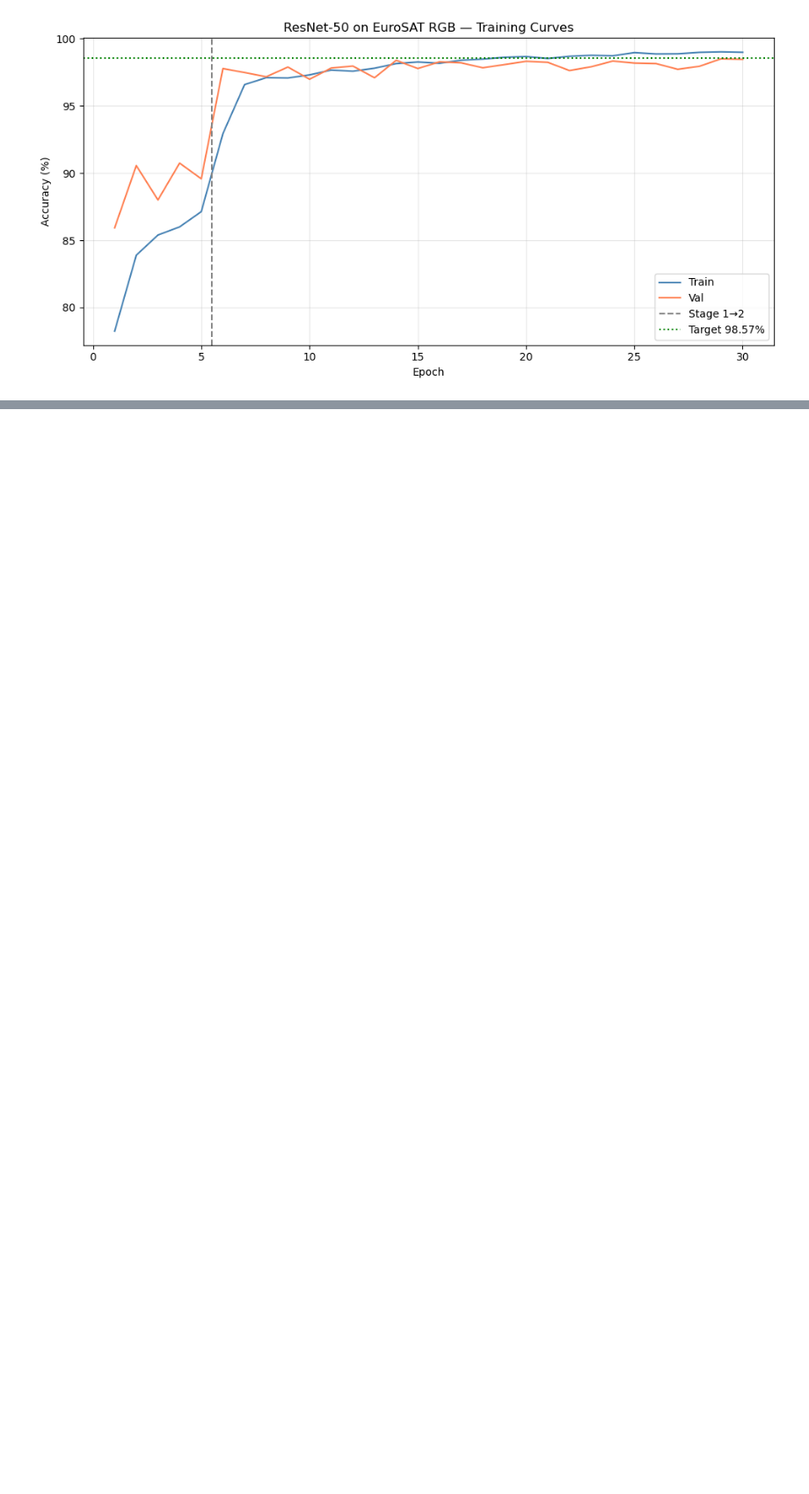
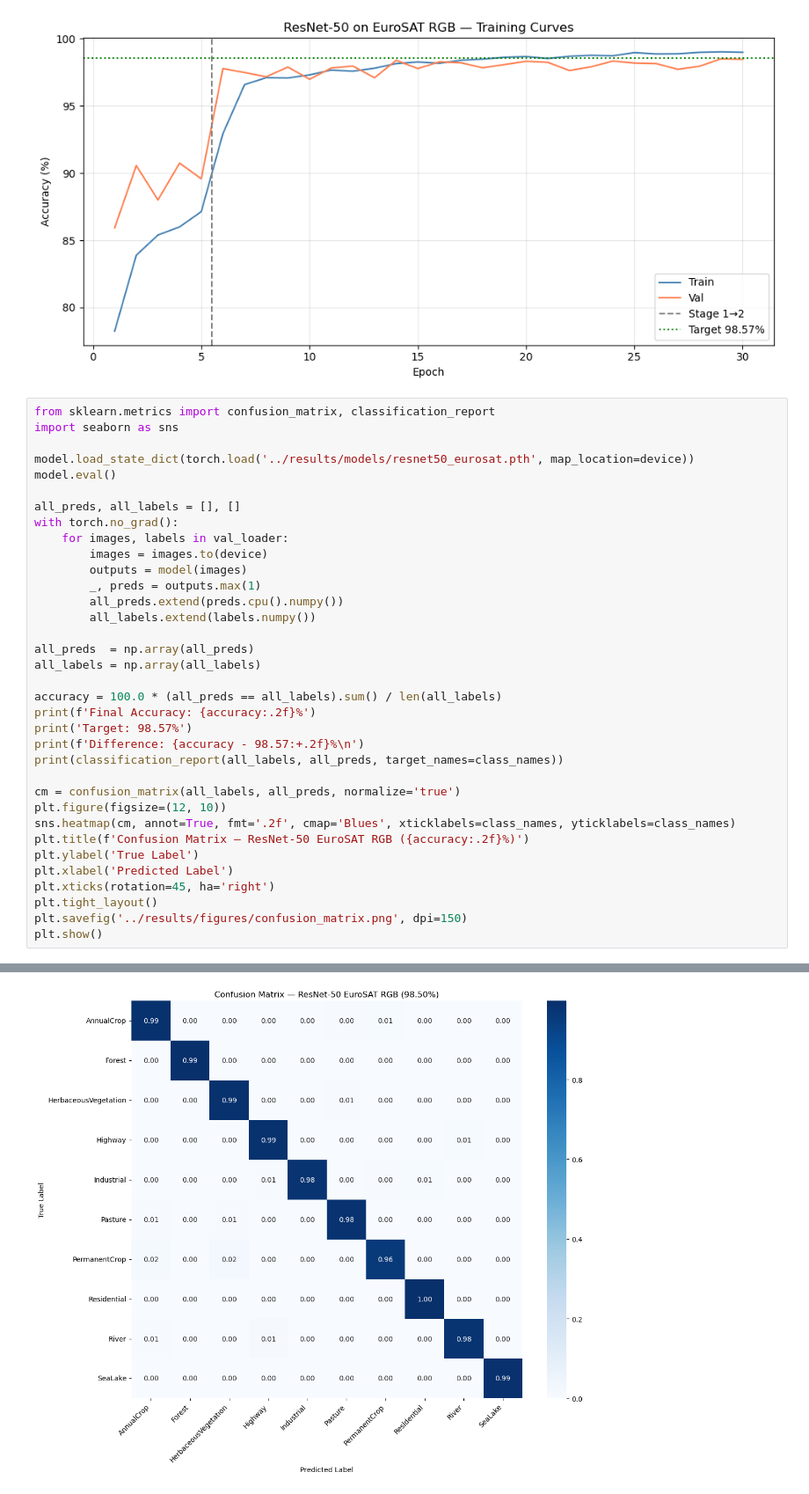
Before and after one commit to virvihuta/AlbaniaSAT, a Jupyter notebook: notebooks/eurostat_reproduction.ipynb, the cells around one changed output, grey strips where cells are left out. Shown at 88% size. Drawn from its saved outputs; the diff is of its cells as text; blank space fills up the shorter version.

Commit message:
Conf Matrix

```diff
--- a/notebooks/eurostat_reproduction.ipynb
+++ b/notebooks/eurostat_reproduction.ipynb
@@ -270,3 +270,39 @@ plt.savefig('../results/figures/training_curves.png', dpi=150)
 plt.show()
 # %% [output]
 [figure]
+# %%
+from sklearn.metrics import confusion_matrix, classification_report
+import seaborn as sns
+
+model.load_state_dict(torch.load('../results/models/resnet50_eurosat.pth', map_location=device))
+model.eval()
+
+all_preds, all_labels = [], []
+with torch.no_grad():
+    for images, labels in val_loader:
+        images = images.to(device)
+        outputs = model(images)
+        _, preds = outputs.max(1)
+        all_preds.extend(preds.cpu().numpy())
+        all_labels.extend(labels.numpy())
+
+all_preds  = np.array(all_preds)
+all_labels = np.array(all_labels)
+
+accuracy = 100.0 * (all_preds == all_labels).sum() / len(all_labels)
+print(f'Final Accuracy: {accuracy:.2f}%')
+print('Target: 98.57%')
+print(f'Difference: {accuracy - 98.57:+.2f}%\n')
+print(classification_report(all_labels, all_preds, target_names=class_names))
+
+cm = confusion_matrix(all_labels, all_preds, normalize='true')
+plt.figure(figsize=(12, 10))
+sns.heatmap(cm, annot=True, fmt='.2f', cmap='Blues', xticklabels=class_names, yticklabels=class_names)
+plt.title(f'Confusion Matrix — ResNet-50 EuroSAT RGB ({accuracy:.2f}%)')
+plt.ylabel('True Label')
+plt.xlabel('Predicted Label')
+plt.xticks(rotation=45, ha='right')
+plt.tight_layout()
+plt.savefig('../results/figures/confusion_matrix.png', dpi=150)
+plt.show()
+# %% [output]
@@ -272,0 +329 @@ plt.show()
+[figure, added]
```
Also changed, not shown: parts of 1 cell of this notebook.
